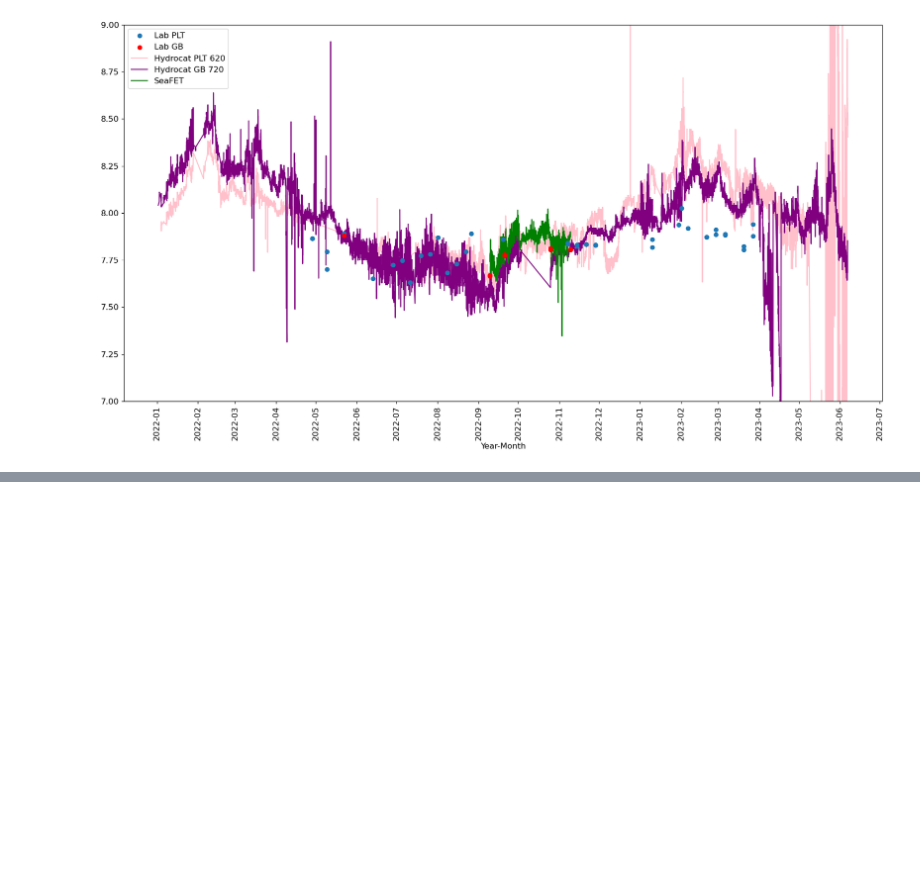
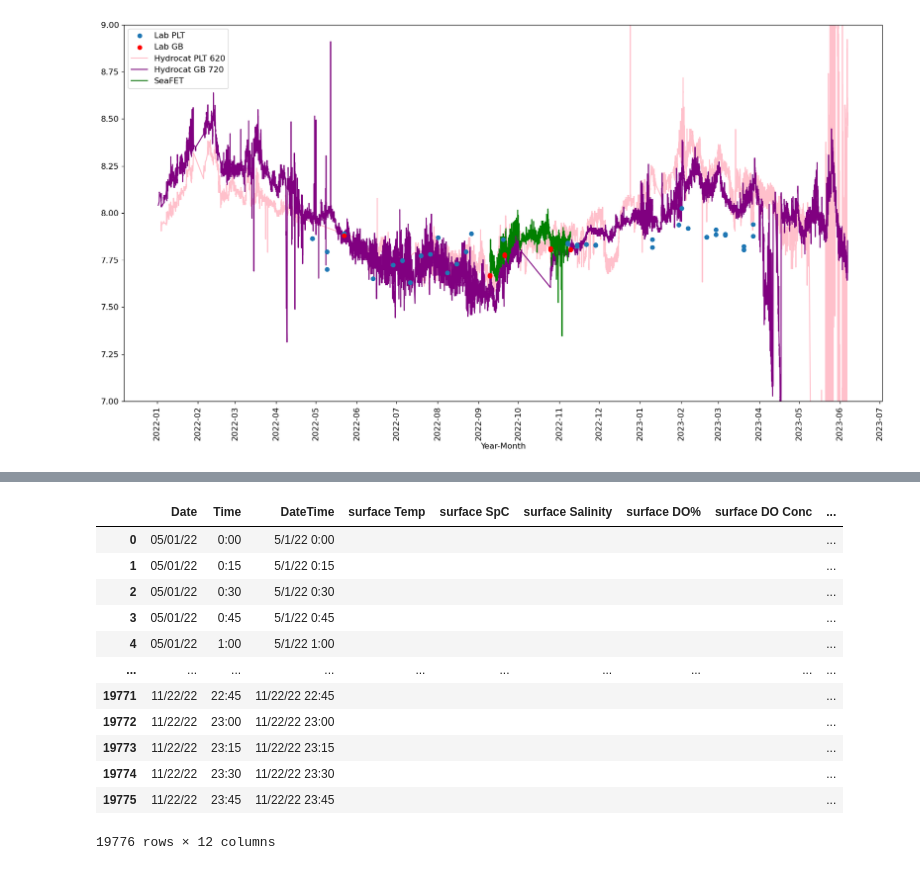
Before and after one commit to abby-baskind/phyto, a Jupyter notebook: for_georgia.ipynb, the cells around one changed output, grey strips where cells are left out. Saved outputs shown, nothing was run; the diff lists cells and outputs as text; code cells hidden in the pictures; blank space fills up the shorter version.

```diff
--- a/for_georgia.ipynb
+++ b/for_georgia.ipynb
@@ -379,0 +391,13 @@ Text(0.5, 0, 'Year-Month')
+# %%
+spreadsheet_key_MV = '1fK_lYz7PiTGOt7UZanFDcQ0H8WAhbiujo3i07f4lnHE'
+wks_name_MV = 'MV'
+
+#Opening the worksheet by using Worksheet ID
+workbook = gc.open_by_key(spreadsheet_key_MV)
+#Selecting which sheet to pulling the data
+sheet = workbook.worksheet(wks_name_MV)
+
+#Pulling the data and transform it to the data frame
+values = sheet.get_all_values()
+MVdata = pd.DataFrame(values[3:], columns = values[1])
+MVdata.head()
@@ -379,0 +431,19 @@ Text(0.5, 0, 'Year-Month')
+# %%
+surfaceMV = MVdata.iloc[:, 0:15]
+surfaceMV = surfaceMV.drop(columns=['Site', "Agency ", 'surface FS'])
+surfaceMV = surfaceMV.rename(columns={"C": "DateTime", 'Date ': 'Date'})
+surfaceMV
+# %% [output]
+|  | Date | Time | DateTime | surface Temp | surface SpC | surface Salinity | surface DO% | surface DO Conc | ... |
+| 0 | 05/01/22 | 0:00 | 5/1/22 0:00 |  |  |  |  |  | ... |
+| 1 | 05/01/22 | 0:15 | 5/1/22 0:15 |  |  |  |  |  | ... |
+| 2 | 05/01/22 | 0:30 | 5/1/22 0:30 |  |  |  |  |  | ... |
+| 3 | 05/01/22 | 0:45 | 5/1/22 0:45 |  |  |  |  |  | ... |
+| 4 | 05/01/22 | 1:00 | 5/1/22 1:00 |  |  |  |  |  | ... |
+| ... | ... | ... | ... | ... | ... | ... | ... | ... | ... |
+| 19771 | 11/22/22 | 22:45 | 11/22/22 22:45 |  |  |  |  |  | ... |
+| 19772 | 11/22/22 | 23:00 | 11/22/22 23:00 |  |  |  |  |  | ... |
+| 19773 | 11/22/22 | 23:15 | 11/22/22 23:15 |  |  |  |  |  | ... |
+| 19774 | 11/22/22 | 23:30 | 11/22/22 23:30 |  |  |  |  |  | ... |
+| 19775 | 11/22/22 | 23:45 | 11/22/22 23:45 |  |  |  |  |  | ... |
+19776 rows × 12 columns
```
Also changed, not shown: parts of 16 cells of this notebook.
